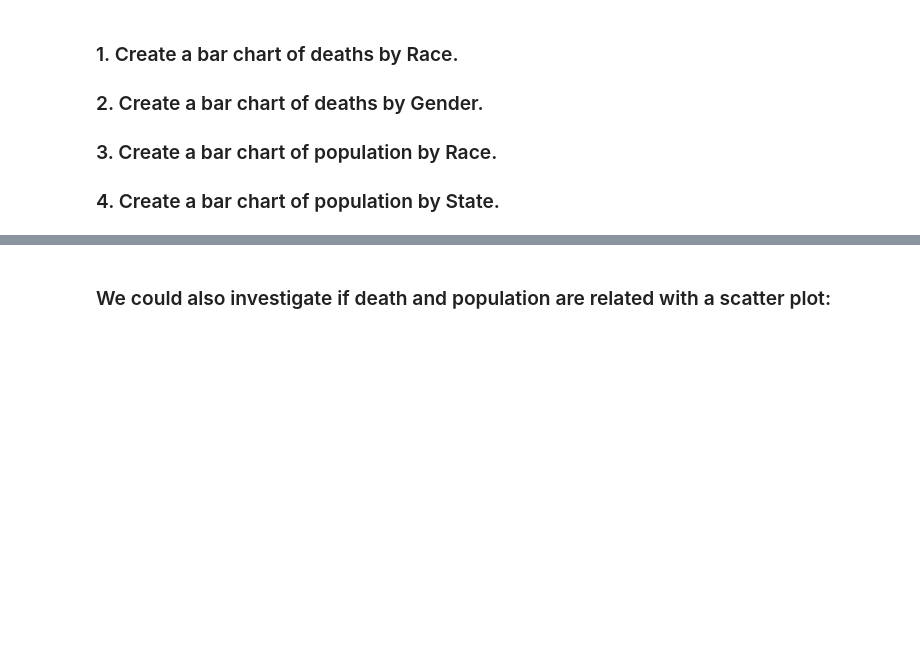
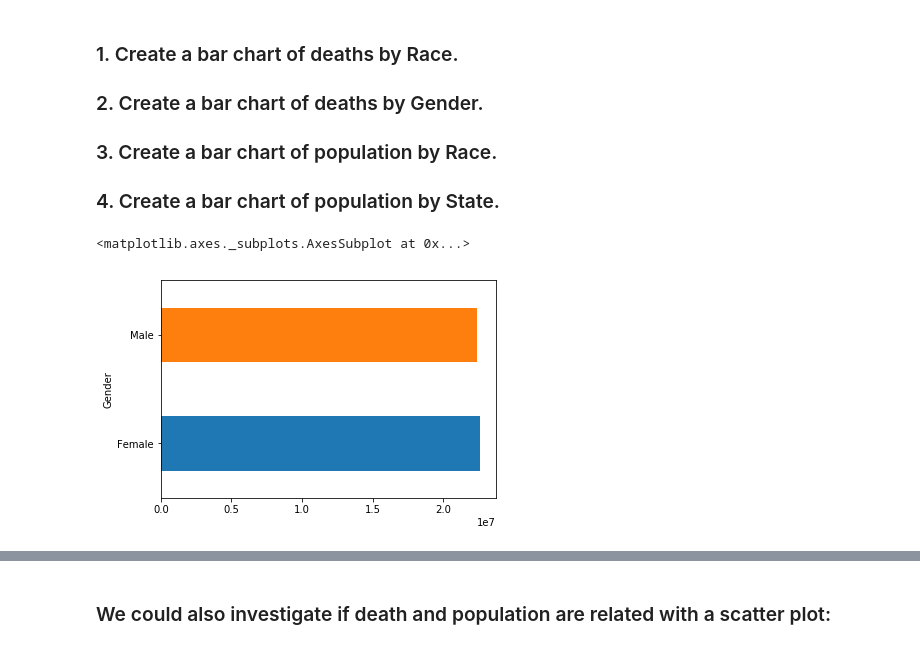
Before and after one commit to benbluecore/Intro_Data_Science, a Jupyter notebook: Day04/Pandas Practice .ipynb, the cells around one changed output, grey strips where cells are left out. Saved outputs shown, nothing was run; the diff lists cells and outputs as text; code cells hidden in the pictures; blank space fills up the shorter version.

```diff
--- a/Day04/Pandas Practice .ipynb
+++ b/Day04/Pandas Practice .ipynb
@@ -66,3 +84,8 @@ grouped.set_index('State')['Deaths'].plot(kind='barh', figsize=(12,10))
 ### 2. Create a bar chart of deaths by Gender.
 ### 3. Create a bar chart of population by Race.
 ### 4. Create a bar chart of population by State.
+# %%
+df.groupby('Gender')['Deaths'].sum().plot(kind = 'barh')
+# %% [output]
+<matplotlib.axes._subplots.AxesSubplot at 0x...>
+[figure, added]
```
Also changed, not shown: parts of 33 cells of this notebook, 4 other files.
